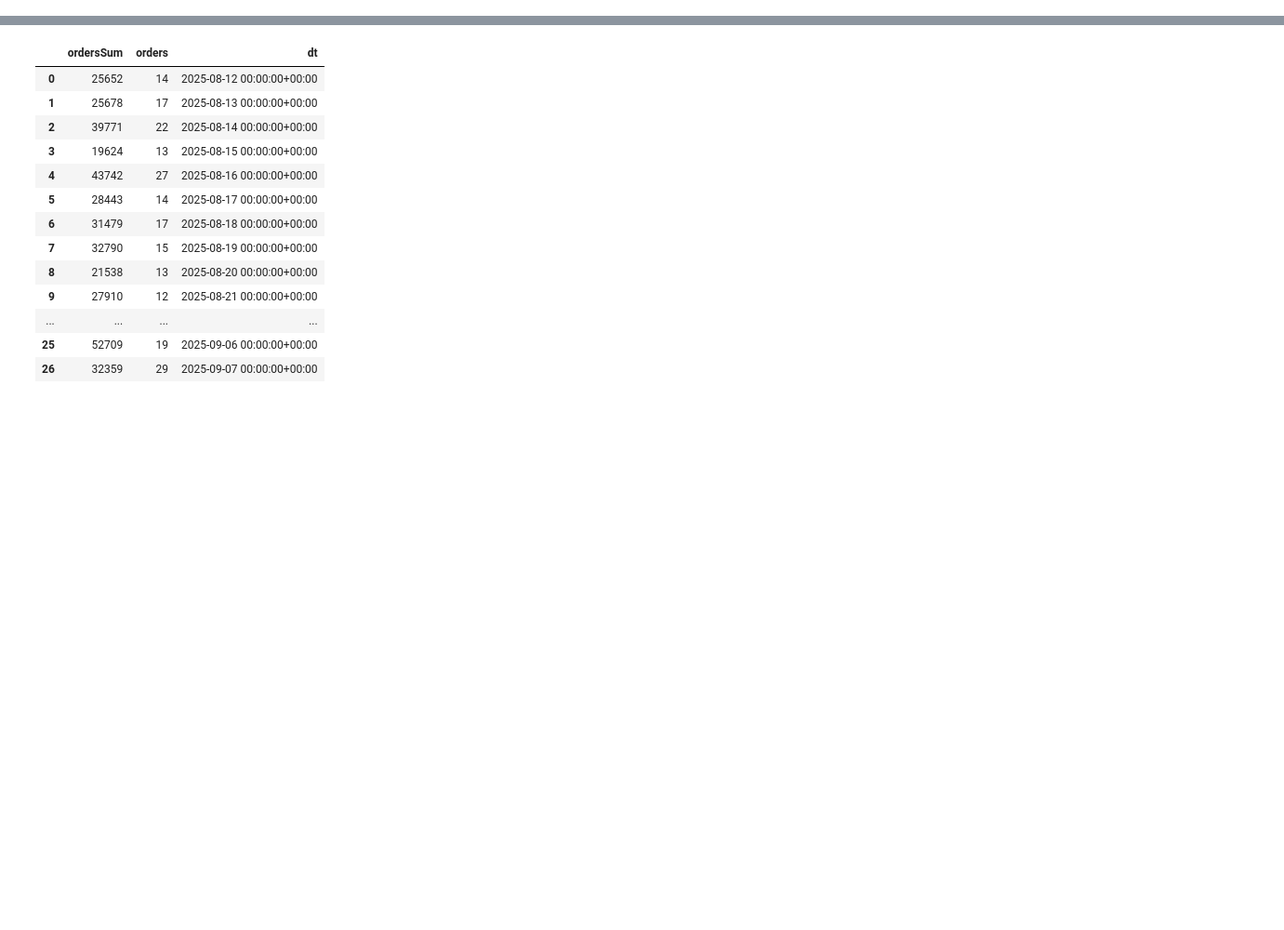
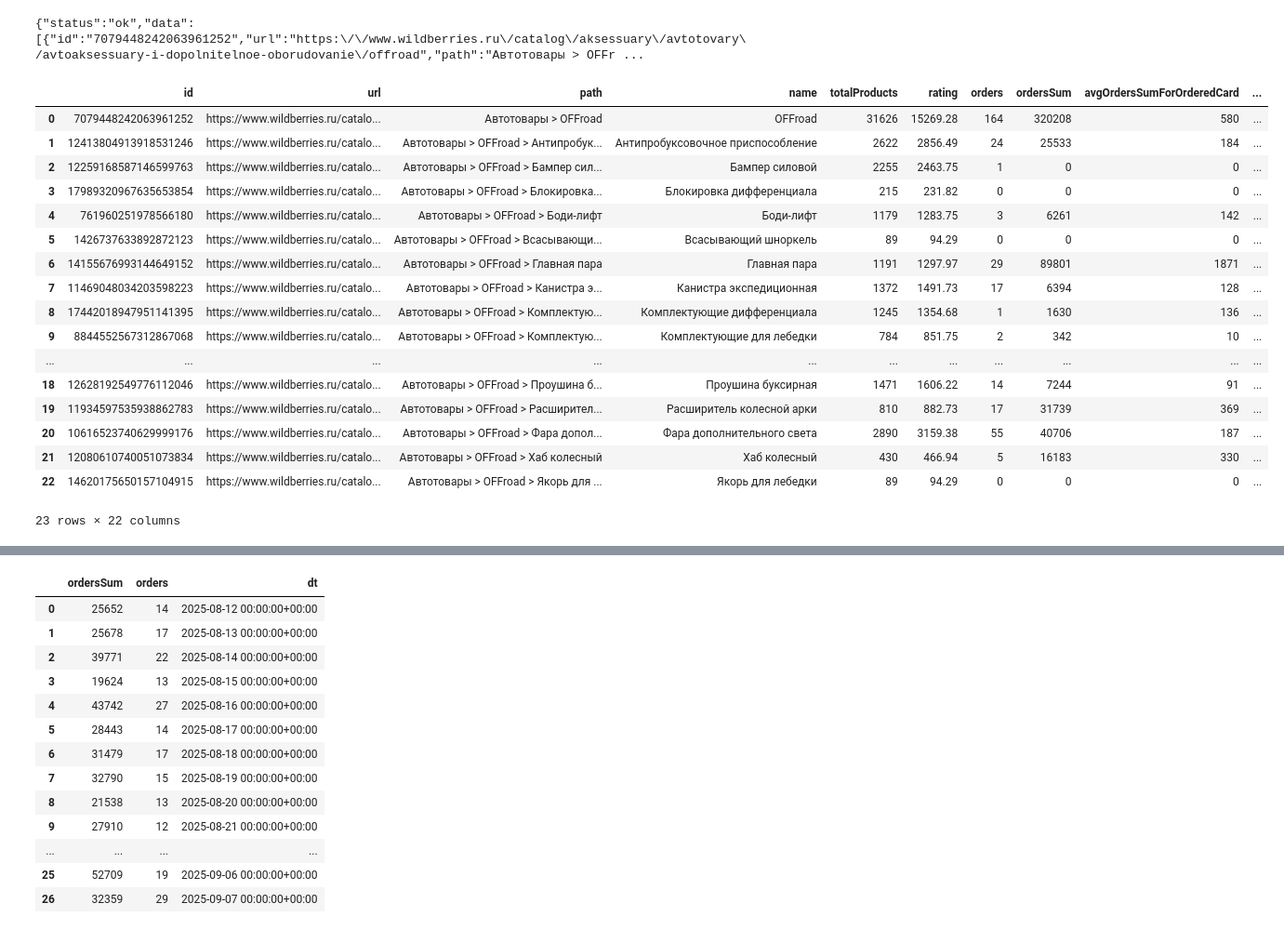
Before and after one commit to vnaumq/mini-dwh-sales-pipeline, a Jupyter notebook: dags/parsing.ipynb, the cells around one changed output, grey strips where cells are left out. Shown at 93% size. Saved outputs shown, nothing was run; the diff lists cells and outputs as text; code cells hidden in the pictures; blank space fills up the shorter version.

```diff
--- a/dags/parsing.ipynb
+++ b/dags/parsing.ipynb
@@ -82,0 +17,3 @@ import requests
+# %%
+SITE_EMAIL = os.getenv("SITE_EMAIL")
+SITE_PASSWORD = os.getenv("SITE_PASSWORD")
@@ -82,0 +54,9 @@ import requests
+# %%
+today = datetime.today()
+yesterday = today - timedelta(days=1)
+today_str = today.strftime('%Y-%m-%d')
+yesterday_str = yesterday.strftime('%Y-%m-%d')
+
+
+cookies_dict = endpoints.get_cookies_local(SITE_EMAIL, SITE_PASSWORD)
+session = endpoints.get_session()
@@ -82,0 +71,27 @@ import requests
+# %%
+l2_id = 13228587801543660162
+data = endpoints.get_l3(yesterday_str, l2_id, today_str, session, cookies_dict)
+df_temp = pd.json_normalize(data['data'])
+# %% [output]
+{"status":"ok","data":[{"id":"7079448242063961252","url":"https:\/\/www.wildberries.ru\/catalog\/aksessuary\/avtotovary\/avtoaksessuary-i-dopolnitelnoe-oborudovanie\/offroad","path":"Автотовары > OFFr ...
+# %%
+df_temp
+# %% [output]
+|  | id | url | path | name | totalProducts | rating | orders | ordersSum | avgOrdersSumForOrderedCard | ... |
+| 0 | 7079448242063961252 | https://www.wildberries.ru/catalo... | Автотовары > OFFroad | OFFroad | 31626 | 15269.28 | 164 | 320208 | 580 | ... |
+| 1 | 12413804913918531246 | https://www.wildberries.ru/catalo... | Автотовары > OFFroad > Антипробук... | Антипробуксовочное приспособление | 2622 | 2856.49 | 24 | 25533 | 184 | ... |
+| 2 | 12259168587146599763 | https://www.wildberries.ru/catalo... | Автотовары > OFFroad > Бампер сил... | Бампер силовой | 2255 | 2463.75 | 1 | 0 | 0 | ... |
+| 3 | 17989320967635653854 | https://www.wildberries.ru/catalo... | Автотовары > OFFroad > Блокировка... | Блокировка дифференциала | 215 | 231.82 | 0 | 0 | 0 | ... |
+| 4 | 761960251978566180 | https://www.wildberries.ru/catalo... | Автотовары > OFFroad > Боди-лифт | Боди-лифт | 1179 | 1283.75 | 3 | 6261 | 142 | ... |
+| 5 | 1426737633892872123 | https://www.wildberries.ru/catalo... | Автотовары > OFFroad > Всасывающи... | Всасывающий шноркель | 89 | 94.29 | 0 | 0 | 0 | ... |
+| 6 | 14155676993144649152 | https://www.wildberries.ru/catalo... | Автотовары > OFFroad > Главная пара | Главная пара | 1191 | 1297.97 | 29 | 89801 | 1871 | ... |
+| 7 | 11469048034203598223 | https://www.wildberries.ru/catalo... | Автотовары > OFFroad > Канистра э... | Канистра экспедиционная | 1372 | 1491.73 | 17 | 6394 | 128 | ... |
+| 8 | 17442018947951141395 | https://www.wildberries.ru/catalo... | Автотовары > OFFroad > Комплектую... | Комплектующие дифференциала | 1245 | 1354.68 | 1 | 1630 | 136 | ... |
+| 9 | 8844552567312867068 | https://www.wildberries.ru/catalo... | Автотовары > OFFroad > Комплектую... | Комплектующие для лебедки | 784 | 851.75 | 2 | 342 | 10 | ... |
+| ... | ... | ... | ... | ... | ... | ... | ... | ... | ... | ... |
+| 18 | 12628192549776112046 | https://www.wildberries.ru/catalo... | Автотовары > OFFroad > Проушина б... | Проушина буксирная | 1471 | 1606.22 | 14 | 7244 | 91 | ... |
+| 19 | 11934597535938862783 | https://www.wildberries.ru/catalo... | Автотовары > OFFroad > Расширител... | Расширитель колесной арки | 810 | 882.73 | 17 | 31739 | 369 | ... |
+| 20 | 10616523740629999176 | https://www.wildberries.ru/catalo... | Автотовары > OFFroad > Фара допол... | Фара дополнительного света | 2890 | 3159.38 | 55 | 40706 | 187 | ... |
+| 21 | 12080610740051073834 | https://www.wildberries.ru/catalo... | Автотовары > OFFroad > Хаб колесный | Хаб колесный | 430 | 466.94 | 5 | 16183 | 330 | ... |
+| 22 | 14620175650157104915 | https://www.wildberries.ru/catalo... | Автотовары > OFFroad > Якорь для ... | Якорь для лебедки | 89 | 94.29 | 0 | 0 | 0 | ... |
+23 rows × 22 columns
```
Also changed, not shown: parts of 59 cells of this notebook, 55 other files.
